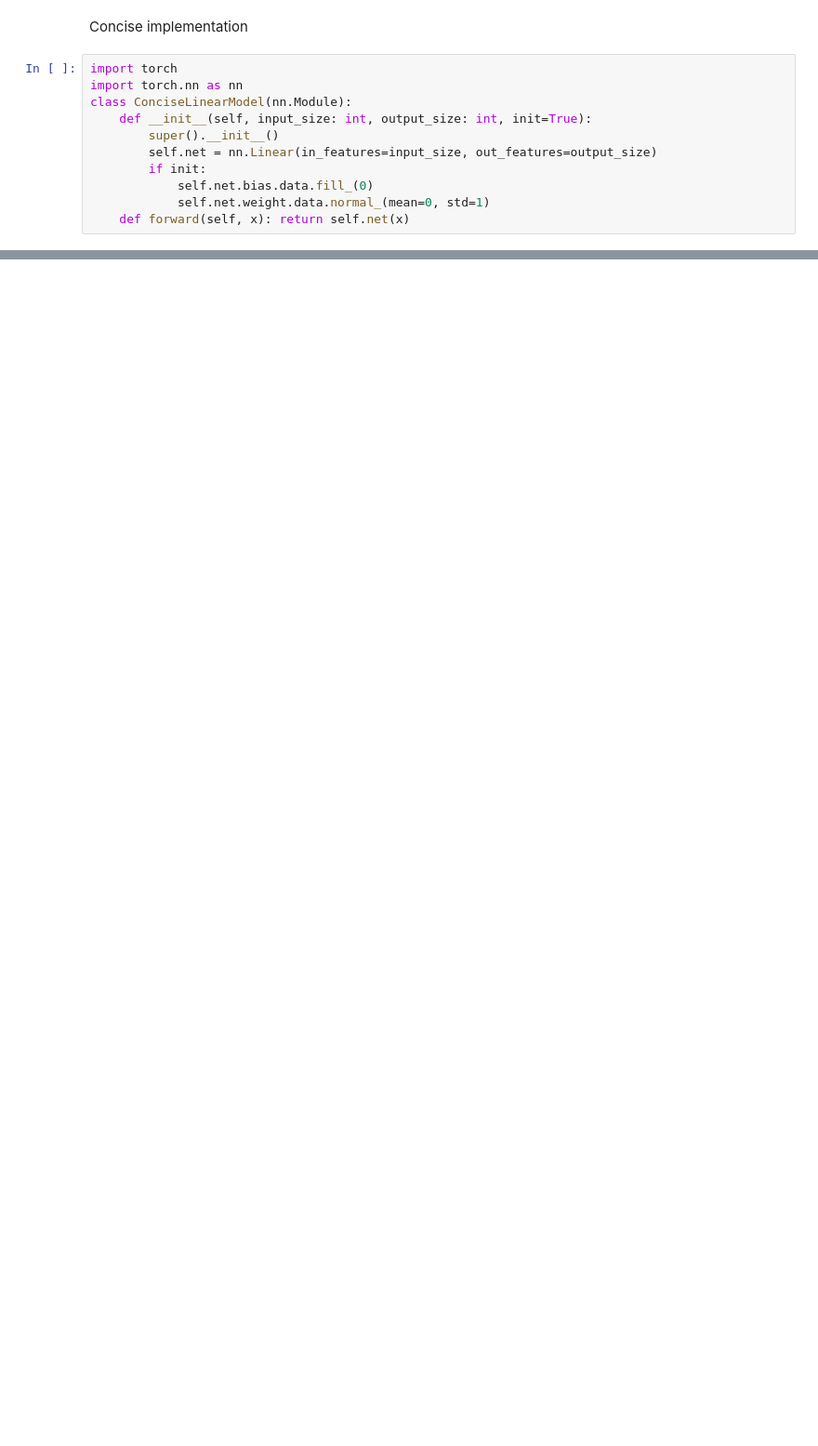
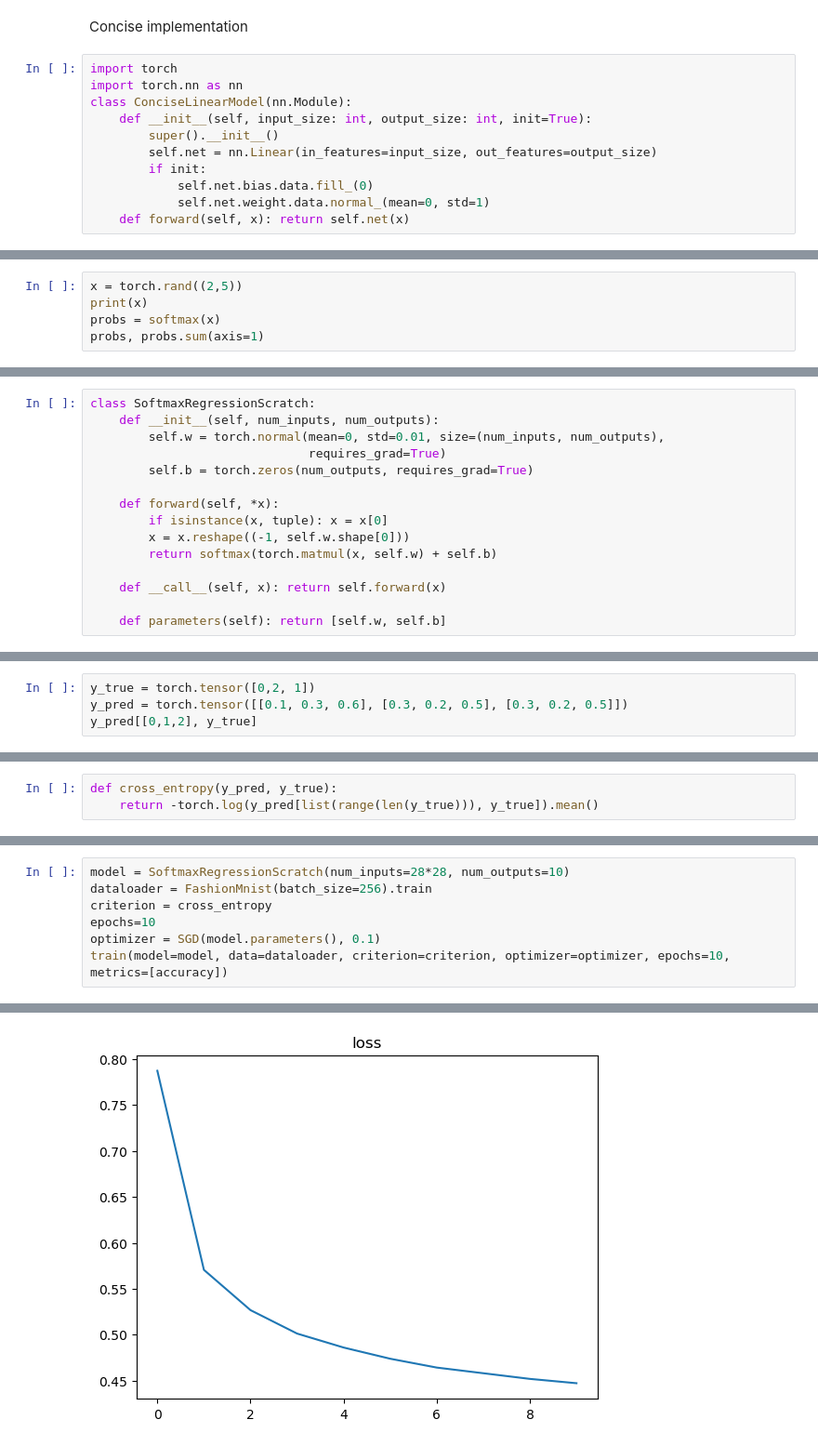
Before and after one commit to bmalick/machine-learning-grind, a Jupyter notebook: 02-neural-networks/01-shallow-neural-network/main.ipynb, the cells around one changed output, grey strips where cells are left out. Shown at 93% size. Saved outputs shown, nothing was run; the diff lists cells and outputs as text; blank space fills up the shorter version.

```diff
--- a/02-neural-networks/01-shallow-neural-network/main.ipynb
+++ b/02-neural-networks/01-shallow-neural-network/main.ipynb
@@ -242,0 +357,5 @@ w: [[ 2.3001459 -2.3005142]] , b: -8.000521659851074
+# %%
+x = torch.rand((2,5))
+print(x)
+probs = softmax(x)
+probs, probs.sum(axis=1)
@@ -242,0 +368,15 @@ w: [[ 2.3001459 -2.3005142]] , b: -8.000521659851074
+# %%
+class SoftmaxRegressionScratch:
+    def __init__(self, num_inputs, num_outputs):
+        self.w = torch.normal(mean=0, std=0.01, size=(num_inputs, num_outputs),
+                              requires_grad=True)
+        self.b = torch.zeros(num_outputs, requires_grad=True)
+
+    def forward(self, *x):
+        if isinstance(x, tuple): x = x[0]
+        x = x.reshape((-1, self.w.shape[0]))
+        return softmax(torch.matmul(x, self.w) + self.b)
+
+    def __call__(self, x): return self.forward(x)
+
+    def parameters(self): return [self.w, self.b]
@@ -242,0 +398,4 @@ w: [[ 2.3001459 -2.3005142]] , b: -8.000521659851074
+# %%
+y_true = torch.tensor([0,2, 1])
+y_pred = torch.tensor([[0.1, 0.3, 0.6], [0.3, 0.2, 0.5], [0.3, 0.2, 0.5]])
+y_pred[[0,1,2], y_true]
@@ -242,0 +404,3 @@ w: [[ 2.3001459 -2.3005142]] , b: -8.000521659851074
+# %%
+def cross_entropy(y_pred, y_true):
+    return -torch.log(y_pred[list(range(len(y_true))), y_true]).mean()
@@ -242,0 +411,8 @@ w: [[ 2.3001459 -2.3005142]] , b: -8.000521659851074
+# %%
+model = SoftmaxRegressionScratch(num_inputs=28*28, num_outputs=10)
+dataloader = FashionMnist(batch_size=256).train
+criterion = cross_entropy
+epochs=10
+optimizer = SGD(model.parameters(), 0.1)
+train(model=model, data=dataloader, criterion=criterion, optimizer=optimizer, epochs=10, metrics=[accuracy])
+# %% [output]
@@ -242,0 +429 @@ w: [[ 2.3001459 -2.3005142]] , b: -8.000521659851074
+[figure, added]
```
Also changed, not shown: parts of 27 cells of this notebook, 2 other files.
